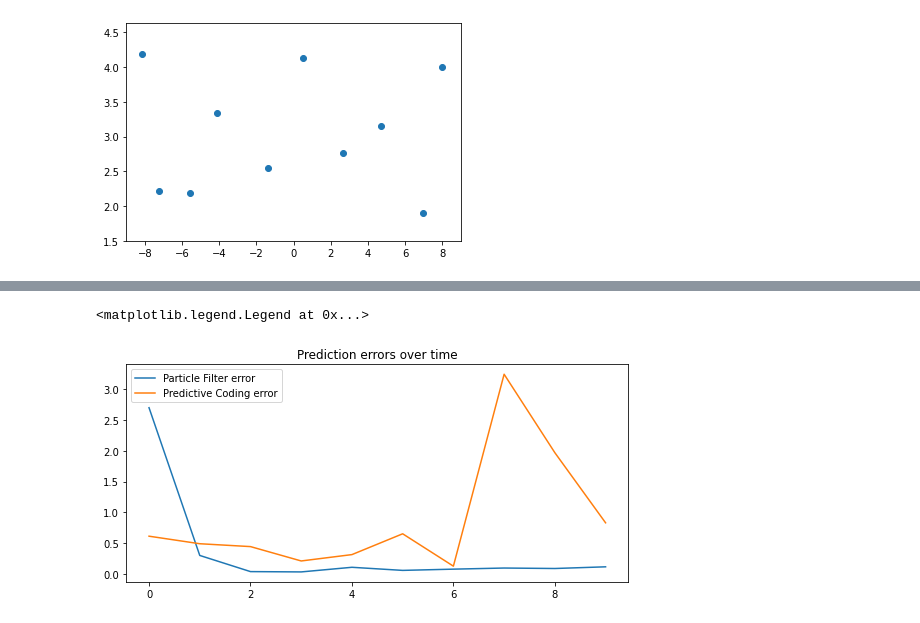
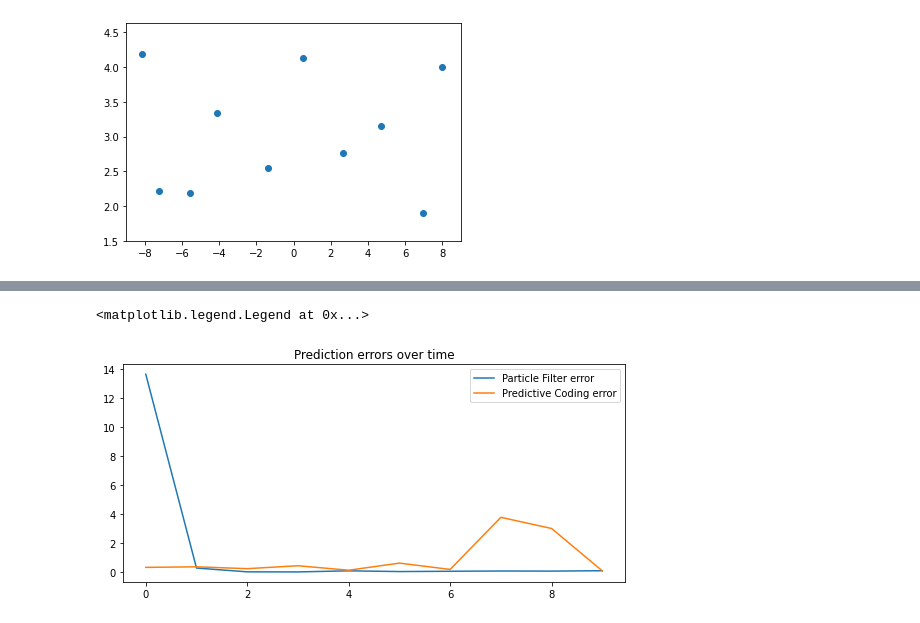
Before and after one commit to daniel-burghardt/predictive-coding-slam, a Jupyter notebook: corridor_two_axis/ANN_&_FEP_model_corridor_two.ipynb, the cells around one changed output, grey strips where cells are left out. Drawn from its saved outputs; the diff is of its cells as text; code cells hidden in the pictures.

Commit message:
correction in stats

```diff
--- a/corridor_two_axis/ANN_&_FEP_model_corridor_two.ipynb
+++ b/corridor_two_axis/ANN_&_FEP_model_corridor_two.ipynb
@@ -19,7 +19,7 @@ from torch.utils.data import Dataset, DataLoader, TensorDataset
 ### Data import
 # %%
 def get_dataset():
-    with open("data_corridor_two_6000.json", "r") as read_file:
+    with open("data_corridor_two_13000.json", "r") as read_file:
         data = json.load(read_file)
 
         pos = np.array(list(map(lambda x: [
@@ -107,7 +107,7 @@ def unnormalize_pos(positions):
 # %%
 # Splitting dataset into test and train
 dataset_size = len(pos)
-train_data_percentage = 0.8334
+train_data_percentage = 0.7693
 train_upto_idx = int(dataset_size * train_data_percentage)
 
 train_pos = pos[0 : train_upto_idx]
@@ -190,7 +190,7 @@ class ConvTransposeNet(nn.Module):
 torch.set_default_tensor_type('torch.DoubleTensor')
 
 # Hyperparameters
-num_epochs = 15
+num_epochs = 20
 batch_size = 500
 learning_rate = 0.002
 
@@ -446,16 +433,16 @@ for i in range(len(stat_true) - 1):
 # %%
-diffs_particle = abs(abs(stat_inferred) - abs(stat_true))
-diffs_model = abs(abs(stat_model) - abs(stat_true))
+diffs_particle = abs(stat_inferred - stat_true)
+diffs_model = abs(stat_model - stat_true)
 
 errors_particle = np.array(list(map(lambda x: math.sqrt(math.pow(x[0], 2) + math.pow(x[1], 2)), diffs_particle)))
 errors_model = np.array(list(map(lambda x: math.sqrt(math.pow(x[0], 2) + math.pow(x[1], 2)), diffs_model)))
 
 fig6, axs6 = plt.subplots()
 fig6.set_figwidth(9)
 axs6.set_title('Prediction errors over time')
 axs6.plot(np.arange(len(errors_particle)), errors_particle, label='Particle Filter error');
 axs6.plot(np.arange(len(errors_model)), errors_model, label='Predictive Coding error');
 axs6.legend()
 # %% [output]
 <matplotlib.legend.Legend at 0x...>
-[figure, old version]
+[figure, new version]
```
Also changed, not shown: parts of 8 cells of this notebook, 2 other files.
